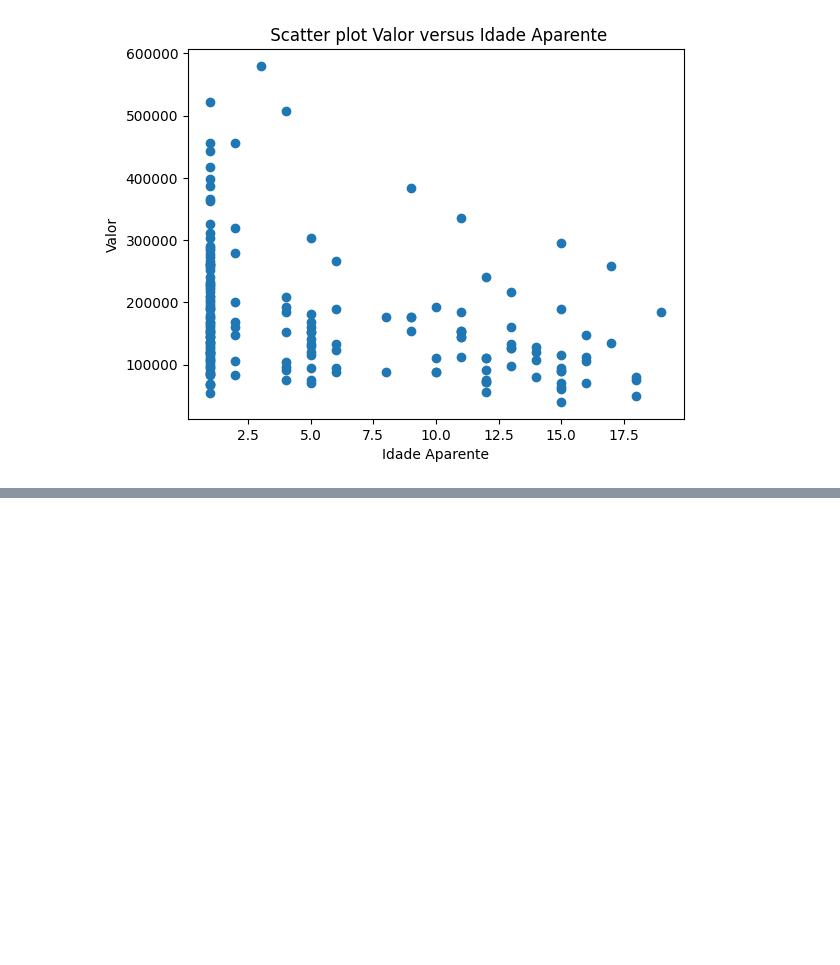
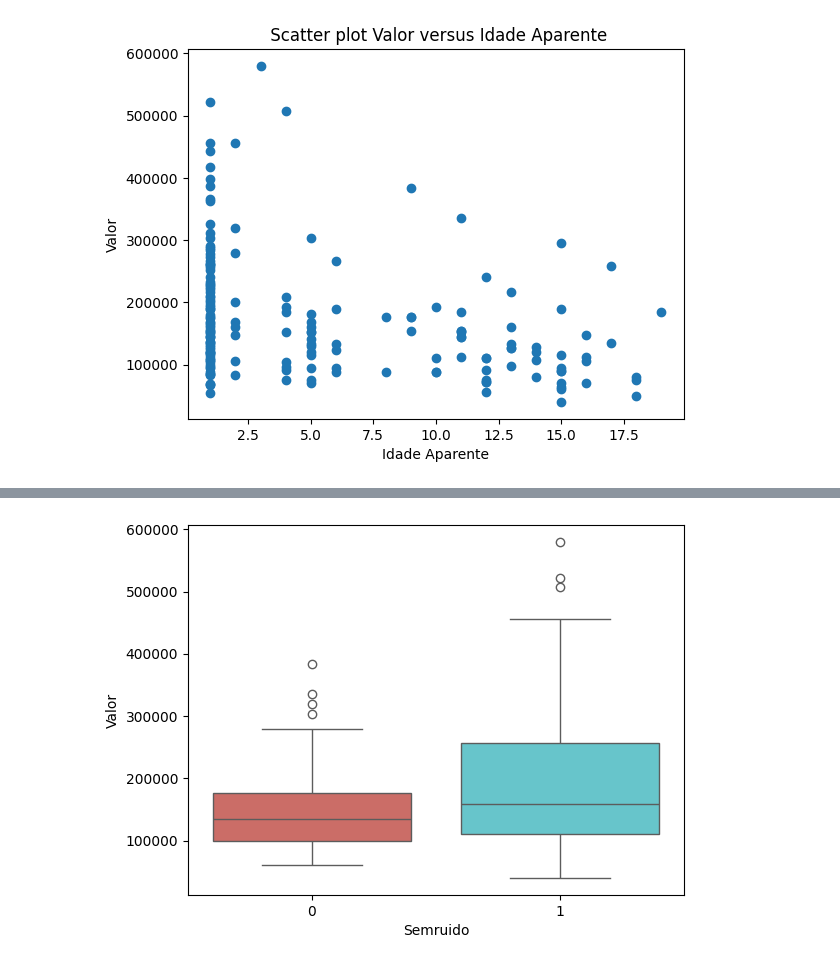
Before and after one commit to DeboraPascoarelli/FIAP_F2A04_AVALIANDO_MELHOR_MODELO_REGRESSAO, a Jupyter notebook: F2_A4_Case_Imoveis.ipynb, the cells around one changed output, grey strips where cells are left out. Saved outputs shown, nothing was run; the diff lists cells and outputs as text; code cells hidden in the pictures; blank space fills up the shorter version.

```diff
--- a/F2_A4_Case_Imoveis.ipynb
+++ b/F2_A4_Case_Imoveis.ipynb
@@ -209,0 +231,4 @@ plt.title(" Scatter plot Valor versus Idade Aparente");
+# %%
+sb.boxplot(x='Semruido', y='Valor', data=imoveis, hue='Semruido', palette='hls', legend=False);
+# %% [output]
+[figure, added]
```
Also changed, not shown: parts of 35 cells of this notebook.
